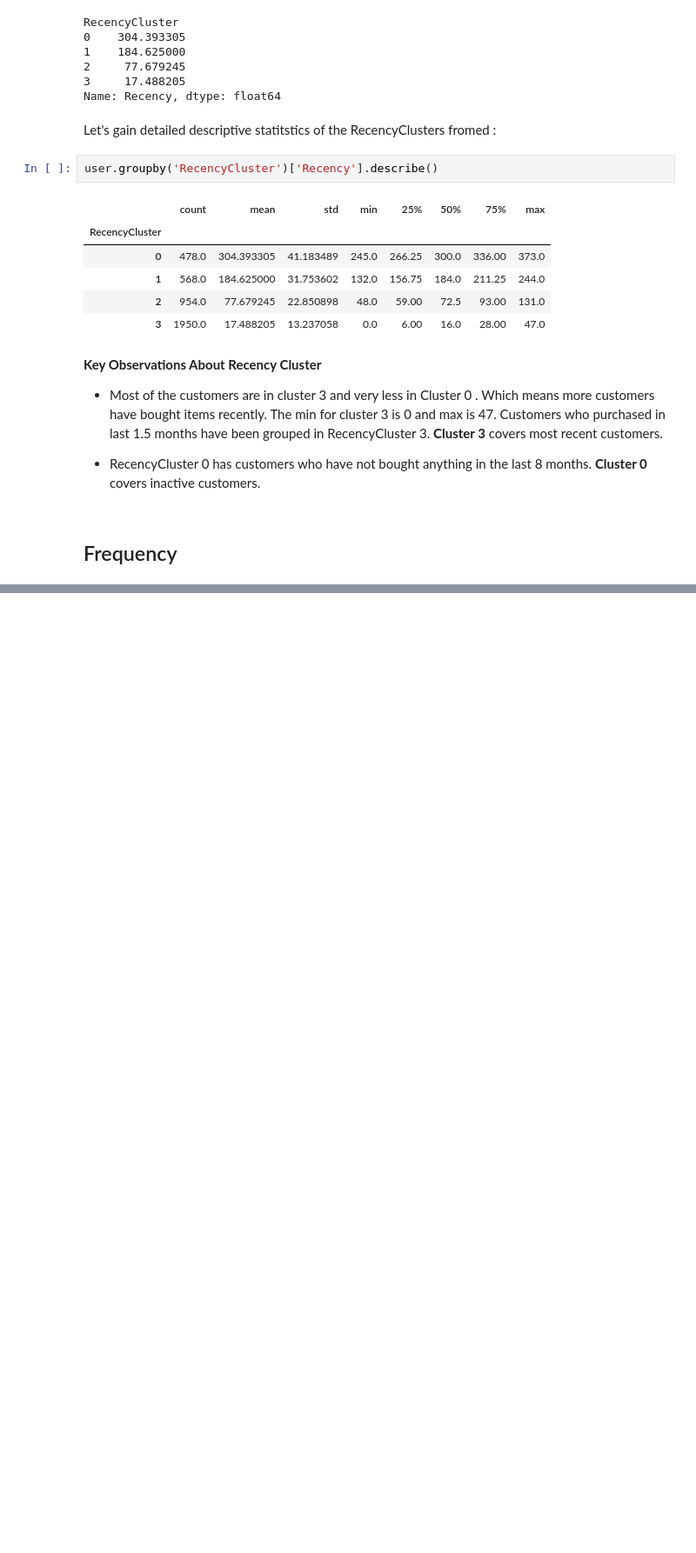
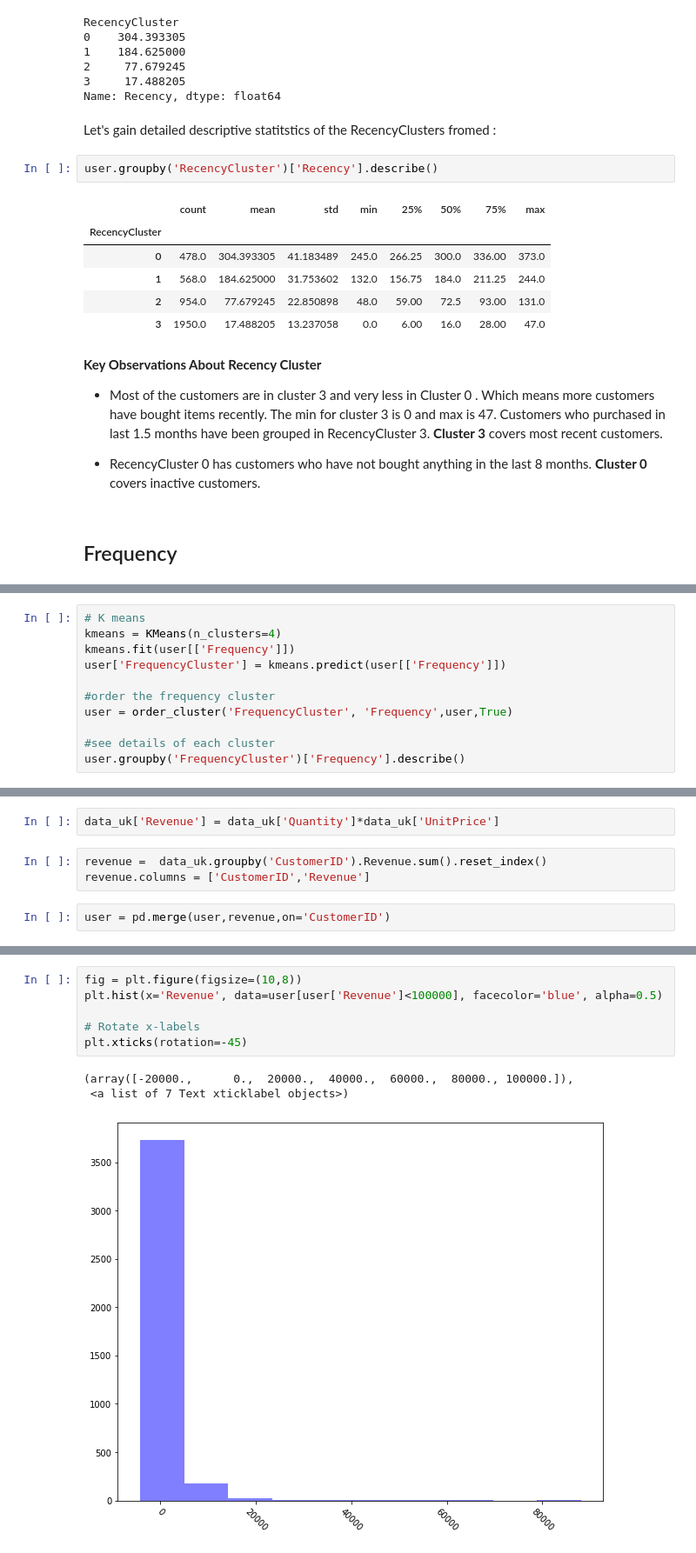
Before and after one commit to tanu-seth/Retail-Analytics-Understanding-Business-and-Customers, a Jupyter notebook: Customer Segmentation .ipynb, the cells around one changed output, grey strips where cells are left out. Shown at 87% size. Drawn from its saved outputs; the diff is of its cells as text; blank space fills up the shorter version.

```diff
--- a/Customer Segmentation .ipynb
+++ b/Customer Segmentation .ipynb
@@ -193,0 +241,11 @@ user.groupby('RecencyCluster')['Recency'].describe()
+# %%
+# K means
+kmeans = KMeans(n_clusters=4)
+kmeans.fit(user[['Frequency']])
+user['FrequencyCluster'] = kmeans.predict(user[['Frequency']])
+
+#order the frequency cluster
+user = order_cluster('FrequencyCluster', 'Frequency',user,True)
+
+#see details of each cluster
+user.groupby('FrequencyCluster')['Frequency'].describe()
@@ -193,0 +265,7 @@ user.groupby('RecencyCluster')['Recency'].describe()
+# %%
+data_uk['Revenue'] = data_uk['Quantity']*data_uk['UnitPrice']
+# %%
+revenue =  data_uk.groupby('CustomerID').Revenue.sum().reset_index()
+revenue.columns = ['CustomerID','Revenue']
+# %%
+user = pd.merge(user,revenue,on='CustomerID')
@@ -193,0 +281,10 @@ user.groupby('RecencyCluster')['Recency'].describe()
+# %%
+fig = plt.figure(figsize=(10,8))
+plt.hist(x='Revenue', data=user[user['Revenue']<100000], facecolor='blue', alpha=0.5)
+
+# Rotate x-labels
+plt.xticks(rotation=-45)
+# %% [output]
+(array([-20000.,      0.,  20000.,  40000.,  60000.,  80000., 100000.]),
+ <a list of 7 Text xticklabel objects>)
+[figure, added]
```
Also changed, not shown: parts of 28 cells of this notebook, 1 other file.
